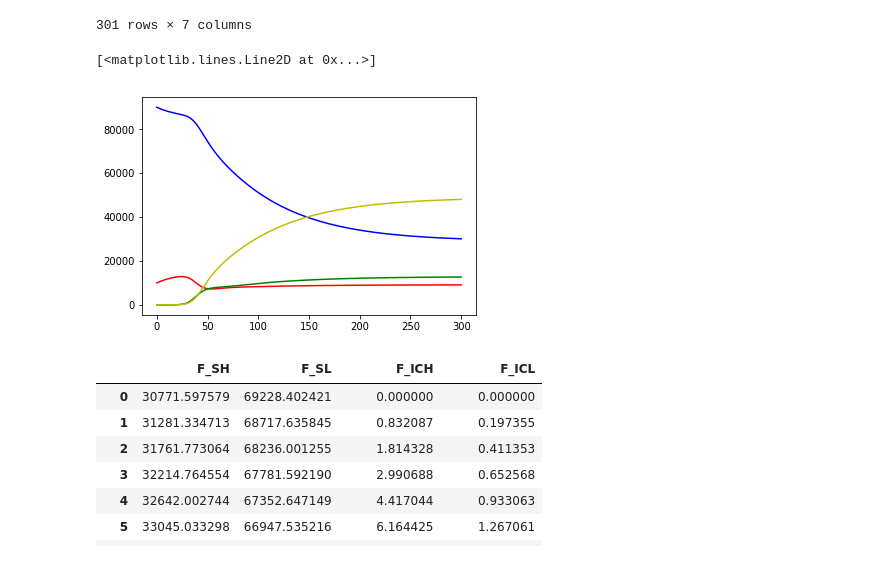
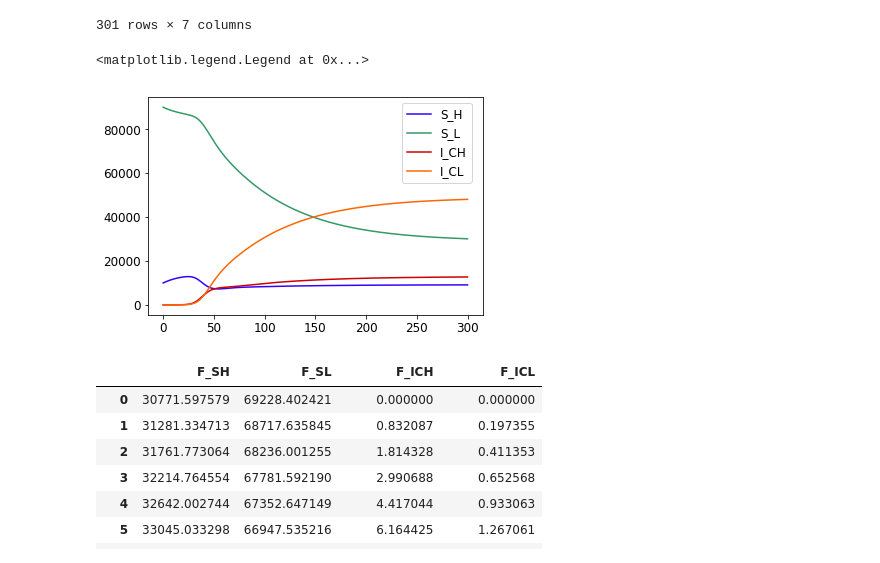
Before and after one commit to chris142/BachelorDiplomaHIV, a Jupyter notebook: Main.ipynb, the cells around one changed output. Drawn from its saved outputs; the diff is of its cells as text; code cells hidden in the pictures.

```diff
--- a/Main.ipynb
+++ b/Main.ipynb
@@ -116,13 +115,20 @@ data
 301 rows × 7 columns
 # %%
 
-plt.plot(T, data.S_H.values+data.I_AH.values, 'r', label='S_H')
-plt.plot(T, data.S_L.values+data.I_AL.values, 'b', label='S_L')
-plt.plot(T, data.I_CH.values, 'g', label='I_CH')
-plt.plot(T, data.I_CL.values, 'y', label='I_CL')
+plt.plot(T, data.S_H.values+data.I_AH.values, '#3300FF', label='S_H')
+plt.plot(T, data.S_L.values+data.I_AL.values, '#339966', label='S_L')
+plt.plot(T, data.I_CH.values, '#CC0000', label='I_CH')
+plt.plot(T, data.I_CL.values, '#FF6600', label='I_CL')
+
+mpl.rcParams.update({'font.size': 12})
+
+data_names = ['S_H', 'S_L', 'I_CH', 'I_CL']
+plt.legend(
+    bbox_to_anchor = (0.74, 0.58, 0.25, 0.25),
+    loc = 'lower left', labels = data_names )
 # %% [output]
-[<matplotlib.lines.Line2D at 0x...>]
+<matplotlib.legend.Legend at 0x...>
-[figure, old version]
+[figure, new version]
 # %%
 # the states are:
 # S_H, S_L -- high- and low-risk susceptibles,
```
Also changed, not shown: parts of 7 cells of this notebook.
